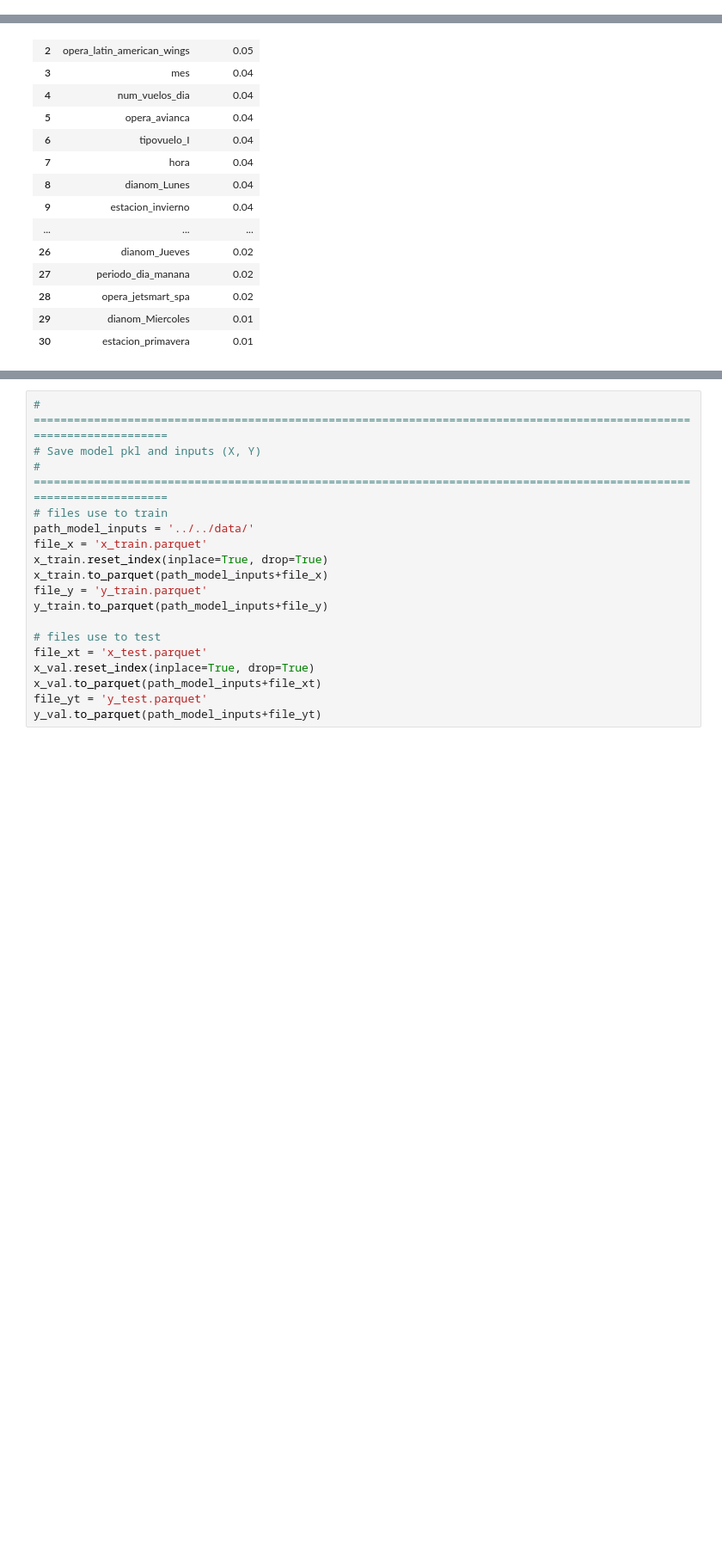
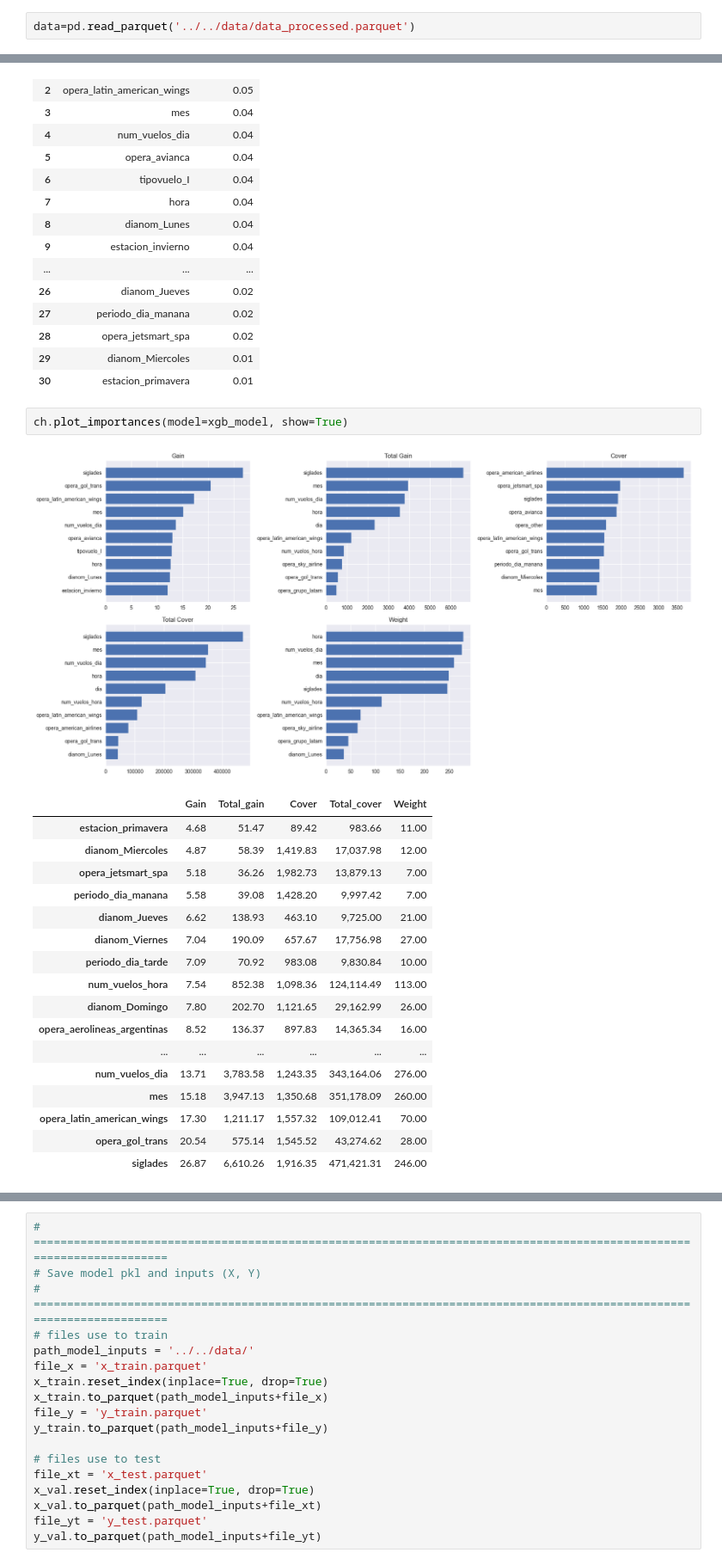
Before and after one commit to eaceror/latam-test, a Jupyter notebook: src/notebooks/solution.ipynb, the cells around one changed output, grey strips where cells are left out. Shown at 86% size. Cells and saved outputs as stored; diff of their text form; blank space fills up the shorter version.

Commit message:
Evaluación modelo

```diff
--- a/src/notebooks/solution.ipynb
+++ b/src/notebooks/solution.ipynb
@@ -586,6 +586,8 @@ data.head(5)
 #### 4.2 Split data
 # %%
 data.to_parquet('../../data/data_processed.parquet')
+# %%
+data=pd.read_parquet('../../data/data_processed.parquet')
 # %%
 # into train and validation sets
 data_train, data_val = train_test_split(data, test_size=0.30,
@@ -1129,4 +1131,25 @@ Number of Features in final model:  31
 | 28 | opera_jetsmart_spa | 0.02 |
 | 29 | dianom_Miercoles | 0.01 |
 | 30 | estacion_primavera | 0.01 |
+# %%
+ch.plot_importances(model=xgb_model, show=True)
+# %% [output]
+[figure, added]
+|  | Gain | Total_gain | Cover | Total_cover | Weight |
+| estacion_primavera | 4.68 | 51.47 | 89.42 | 983.66 | 11.00 |
+| dianom_Miercoles | 4.87 | 58.39 | 1,419.83 | 17,037.98 | 12.00 |
+| opera_jetsmart_spa | 5.18 | 36.26 | 1,982.73 | 13,879.13 | 7.00 |
+| periodo_dia_manana | 5.58 | 39.08 | 1,428.20 | 9,997.42 | 7.00 |
+| dianom_Jueves | 6.62 | 138.93 | 463.10 | 9,725.00 | 21.00 |
+| dianom_Viernes | 7.04 | 190.09 | 657.67 | 17,756.98 | 27.00 |
+| periodo_dia_tarde | 7.09 | 70.92 | 983.08 | 9,830.84 | 10.00 |
+| num_vuelos_hora | 7.54 | 852.38 | 1,098.36 | 124,114.49 | 113.00 |
+| dianom_Domingo | 7.80 | 202.70 | 1,121.65 | 29,162.99 | 26.00 |
+| opera_aerolineas_argentinas | 8.52 | 136.37 | 897.83 | 14,365.34 | 16.00 |
+| ... | ... | ... | ... | ... | ... |
+| num_vuelos_dia | 13.71 | 3,783.58 | 1,243.35 | 343,164.06 | 276.00 |
+| mes | 15.18 | 3,947.13 | 1,350.68 | 351,178.09 | 260.00 |
+| opera_latin_american_wings | 17.30 | 1,211.17 | 1,557.32 | 109,012.41 | 70.00 |
+| opera_gol_trans | 20.54 | 575.14 | 1,545.52 | 43,274.62 | 28.00 |
+| siglades | 26.87 | 6,610.26 | 1,916.35 | 471,421.31 | 246.00 |
 # %% [markdown]
```
Also changed, not shown: parts of 21 cells of this notebook, 5 other files.
